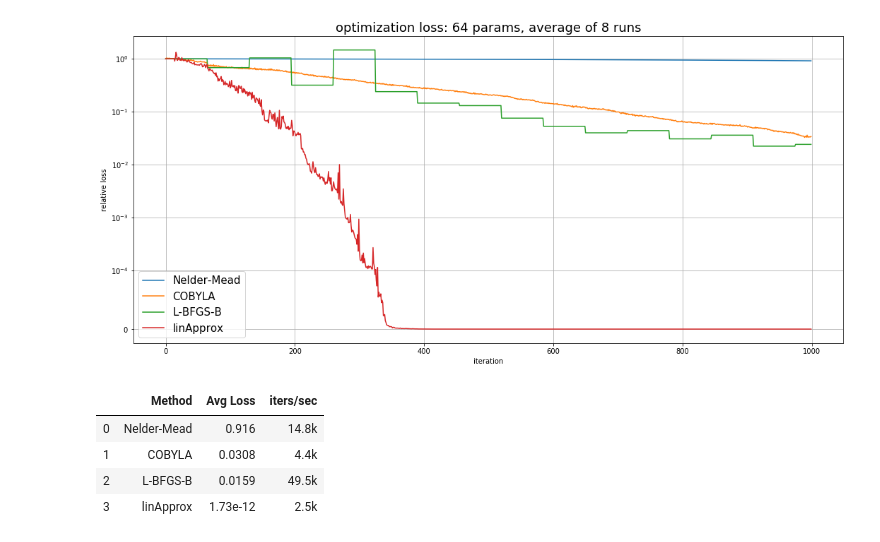
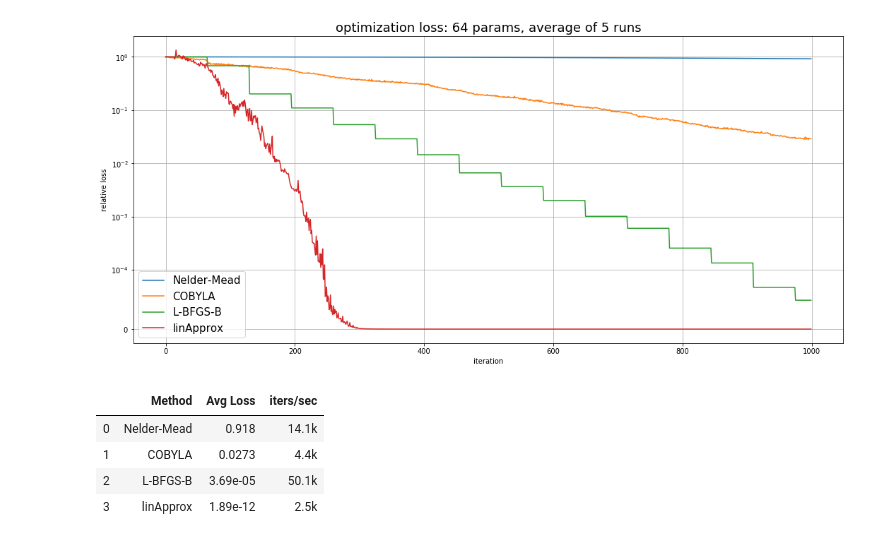
Before and after one commit to svantana/research, a Jupyter notebook: blackboxInverseSearch.ipynb, the cells around one changed output. Saved outputs shown, nothing was run; the diff lists cells and outputs as text; code cells hidden in the pictures.

```diff
--- a/blackboxInverseSearch.ipynb
+++ b/blackboxInverseSearch.ipynb
@@ -21,10 +21,10 @@ def blackboxFunction(x):
     return np.dot(A,np.sin(x))+ a0 # slightly nonlinear function
 
 def lossFun(y):
-    L = np.sum((y-yTarget)**2)**.5
+    L = np.sum((y-yTarget)**2)
     global lossList, lossCount # needed to count iterations used by scipy.optimize
     if lossCount<maxNumIters:
-        lossList[lossCount] = L
+        lossList[lossCount] = L**.5
     lossCount += 1
     return L;
 
@@ -80,7 +80,7 @@ from matplotlib.colors import hsv_to_rgb
 methods = ['Nelder-Mead', 'COBYLA', 'L-BFGS-B', 'linApprox']
 methStats = np.zeros([len(methods),3])
 
-numReps = 8
+numReps = 5
 avgLossMat = np.zeros((maxNumIters,len(methods)))
 
 for rep in range(numReps):
@@ -92,36 +92,36 @@ for rep in range(numReps):
             res = linApprox_search(xStart, yTarget, maxNumIters)
         else:
             opts = {'maxiter':maxNumIters, 'disp':False}
             res = scipy.optimize.minimize(blackboxLoss, xStart, method=methodName, options=opts)
 
         assert(lossCount>=maxNumIters)
         avgLossMat[:,mInd] += lossList
         methStats[mInd,0] += lossCount
         methStats[mInd,1] += (time.perf_counter()-T0)
         methStats[mInd,2] += np.min(lossList)/lossList[0]
 
 ax=plt.figure(figsize=(18, 8));
 _=plt.plot(avgLossMat/avgLossMat[0,0])
 plt.rcParams.update({'font.size': 15})
 #plt.xscale('symlog', linthreshx=100)
 plt.yscale('symlog', linthreshy=1e-4)
 plt.title("optimization loss: %d params, average of %d runs" % (dimX, numReps))
 plt.xlabel('iteration')
 plt.ylabel('relative loss')
 plt.grid(True)
 plt.legend(methods)
 plt.show()
 
 tabData = []
 for ind, meth in enumerate(methods):
     tabData.append([meth, "%.3g" % (methStats[ind,2]/numReps), "%.1fk" % (1e-3*methStats[ind,0]/methStats[ind,1]) ])
 
 import pandas as pd
 pd.DataFrame(tabData, columns=["Method", "Avg Loss", "iters/sec"])
 # %% [output]
-[figure, old version]
+[figure, new version]
 |  | Method | Avg Loss | iters/sec |
-| 0 | Nelder-Mead | 0.916 | 14.8k |
-| 1 | COBYLA | 0.0308 | 4.4k |
-| 2 | L-BFGS-B | 0.0159 | 49.5k |
-| 3 | linApprox | 1.73e-12 | 2.5k |
+| 0 | Nelder-Mead | 0.918 | 14.1k |
+| 1 | COBYLA | 0.0273 | 4.4k |
+| 2 | L-BFGS-B | 3.69e-05 | 50.1k |
+| 3 | linApprox | 1.89e-12 | 2.5k |
```
